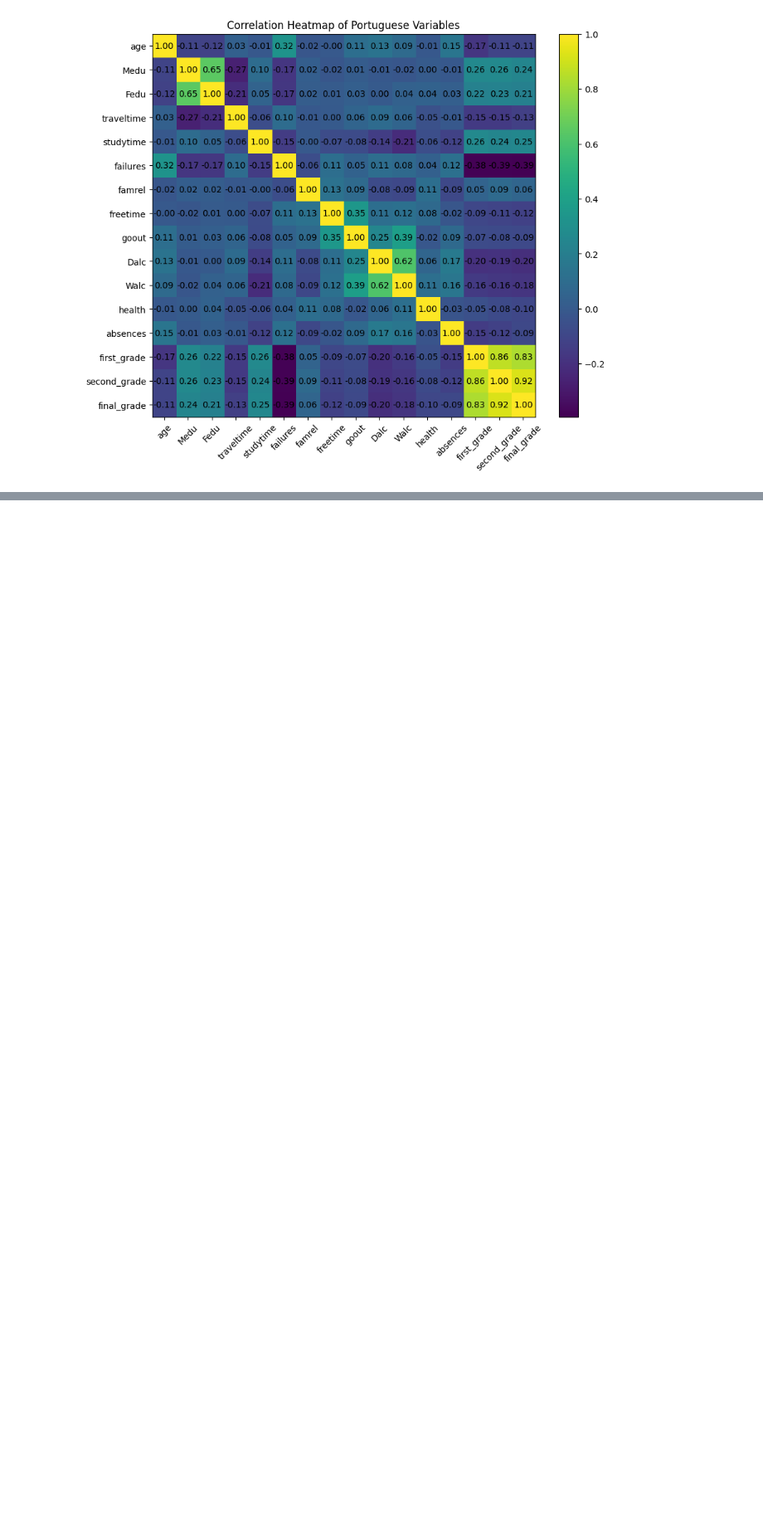
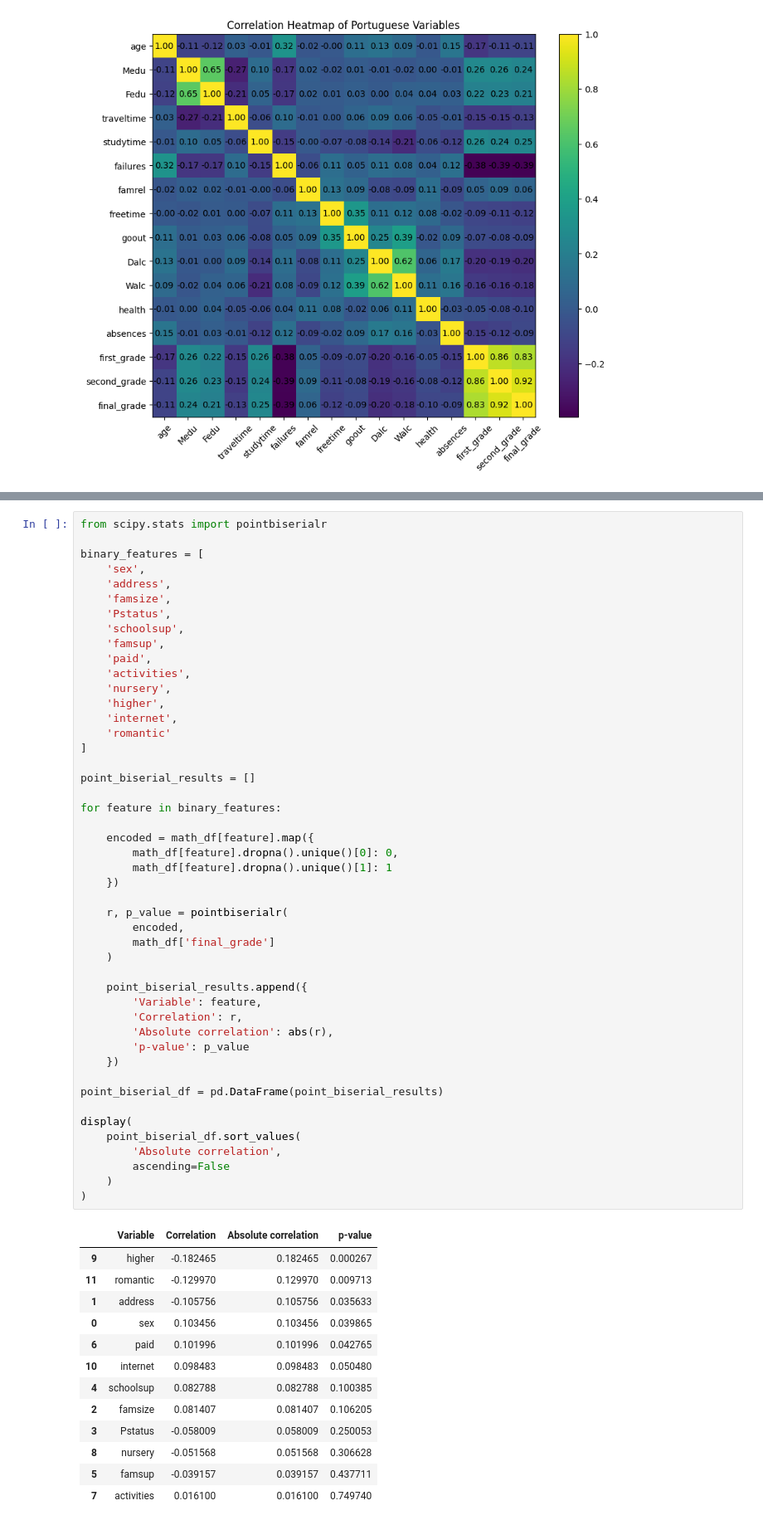
Before and after one commit to tingly-amua/Student-Performance-Analysis, a Jupyter notebook: EDA.ipynb, the cells around one changed output, grey strips where cells are left out. Shown at 83% size. Cells and saved outputs as stored; diff of their text form; blank space fills up the shorter version.

```diff
--- a/EDA.ipynb
+++ b/EDA.ipynb
@@ -1598,3 +1662,64 @@ plt.show()
+# %%
+from scipy.stats import pointbiserialr
+
+binary_features = [
+    'sex',
+    'address',
+    'famsize',
+    'Pstatus',
+    'schoolsup',
+    'famsup',
+    'paid',
+    'activities',
+    'nursery',
+    'higher',
+    'internet',
+    'romantic'
+]
+
+point_biserial_results = []
+
+for feature in binary_features:
+
+    encoded = math_df[feature].map({
+        math_df[feature].dropna().unique()[0]: 0,
+        math_df[feature].dropna().unique()[1]: 1
+    })
+
+    r, p_value = pointbiserialr(
+        encoded,
+        math_df['final_grade']
+    )
+
+    point_biserial_results.append({
+        'Variable': feature,
+        'Correlation': r,
+        'Absolute correlation': abs(r),
+        'p-value': p_value
+    })
+
+point_biserial_df = pd.DataFrame(point_biserial_results)
+
+display(
+    point_biserial_df.sort_values(
+        'Absolute correlation',
+        ascending=False
+    )
+)
+# %% [output]
+|  | Variable | Correlation | Absolute correlation | p-value |
+| 9 | higher | -0.182465 | 0.182465 | 0.000267 |
+| 11 | romantic | -0.129970 | 0.129970 | 0.009713 |
+| 1 | address | -0.105756 | 0.105756 | 0.035633 |
+| 0 | sex | 0.103456 | 0.103456 | 0.039865 |
+| 6 | paid | 0.101996 | 0.101996 | 0.042765 |
+| 10 | internet | 0.098483 | 0.098483 | 0.050480 |
+| 4 | schoolsup | 0.082788 | 0.082788 | 0.100385 |
+| 2 | famsize | 0.081407 | 0.081407 | 0.106205 |
+| 3 | Pstatus | -0.058009 | 0.058009 | 0.250053 |
+| 8 | nursery | -0.051568 | 0.051568 | 0.306628 |
+| 5 | famsup | -0.039157 | 0.039157 | 0.437711 |
+| 7 | activities | 0.016100 | 0.016100 | 0.749740 |
 # %% [markdown]
 ## Key Findings
 These are the conclusions garnered from the EDA performed on the Student Performance datasets in response to the established guiding questions:
```
Also changed, not shown: parts of 9 cells of this notebook, 1 other file.
